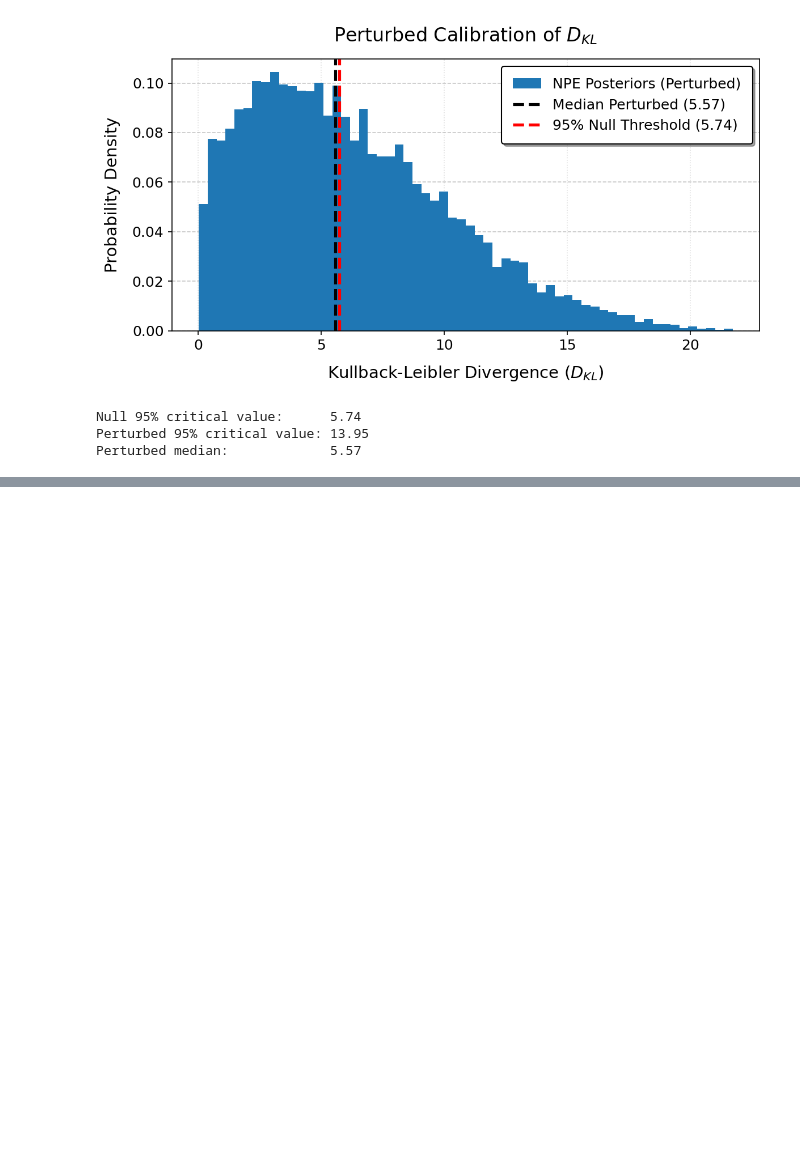
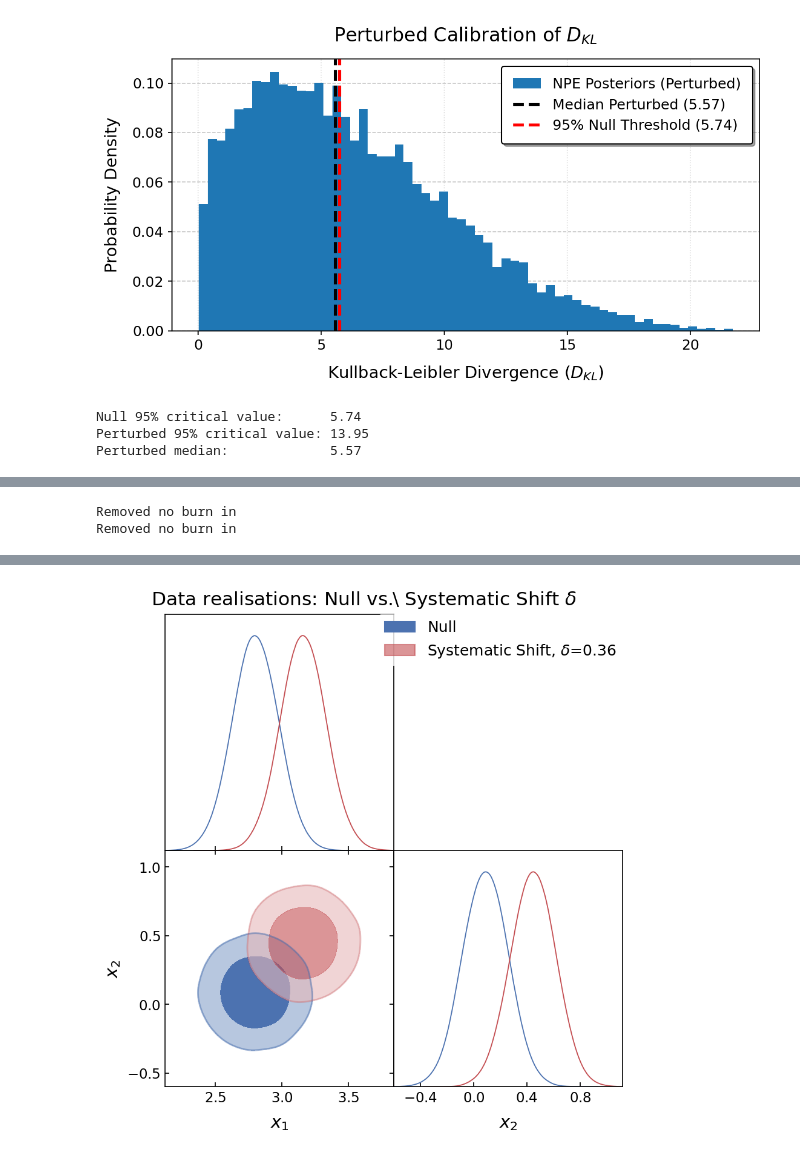
Before and after one commit to jayvasireddy/Part-III-Research-Project, a Jupyter notebook: 2D Gaussian Example/Adapting Current Code.ipynb, the cells around one changed output, grey strips where cells are left out. Drawn from its saved outputs; the diff is of its cells as text; code cells hidden in the pictures; blank space fills up the shorter version.

```diff
--- a/2D Gaussian Example/Adapting Current Code.ipynb
+++ b/2D Gaussian Example/Adapting Current Code.ipynb
@@ -1939,0 +1977,71 @@ Null 95% critical value: 5.7428  (N=2000)
+# %%
+import numpy as np
+import matplotlib.pyplot as plt
+from getdist import MCSamples, plots
+
+# --- Publication-quality output: enable LaTeX text rendering and high DPI ---
+plt.rcParams.update({
+    "text.usetex": False,
+    "font.family": "serif",
+    "font.serif": ["Computer Modern Roman"],
+    "axes.labelsize": 14,
+    "axes.titlesize": 14,
+    "xtick.labelsize": 11,
+    "ytick.labelsize": 11,
+    "legend.fontsize": 12,
+    "figure.dpi": 150,
+    "savefig.dpi": 600,
+})
+
+rng       = np.random.default_rng(0)
+N         = 20_000
+delta     = 0.36                                          # sensitivity-threshold shift
+
+theta_obs = theta_observed.detach().cpu().numpy().reshape(2)
+mu_null   = theta_obs + loc1                              # null mean
+mu_syst   = theta_obs + loc1 + delta                      # shift applied to both dims
+cov       = scale1 * np.eye(2)                            # likelihood covariance
+
+draws_null = rng.multivariate_normal(mu_null, cov, size=N)
+draws_syst = rng.multivariate_normal(mu_syst, cov, size=N)
+
+samples_null = MCSamples(
+    samples=draws_null,
+    names=["x1", "x2"],
+    labels=[r"x_1", r"x_2"],
+    label=r"Null",
+)
+samples_syst = MCSamples(
+    samples=draws_syst,
+    names=["x1", "x2"],
+    labels=[r"x_1", r"x_2"],
+    label=rf"Systematic Shift, $\delta$={delta}",
+)
+
+g = plots.get_subplot_plotter(width_inch=6)
+g.settings.alpha_filled_add     = 0.6
+g.settings.axes_fontsize        = 12
+g.settings.lab_fontsize         = 15
+g.settings.legend_fontsize      = 13
+g.settings.title_limit_fontsize = 13
+g.settings.linewidth_contour    = 1.6
+g.settings.figure_legend_frame  = False
+
+g.triangle_plot(
+    [samples_null, samples_syst],
+    filled=True,
+    contour_colors=["#4C72B0", "#C44E52"],
+    legend_loc="upper right",
+)
+
+g.fig.suptitle(
+    r"Data realisations: Null vs.\ Systematic Shift $\delta$",
+    fontsize=15, y=1.02,
+)
+
+plt.savefig("data_realisation_pairplot.pdf", bbox_inches="tight")
+plt.savefig("data_realisation_pairplot.png", bbox_inches="tight", dpi=600)
+plt.show()
+# %% [output]
+Removed no burn in
+Removed no burn in
@@ -1939,0 +2065 @@ Null 95% critical value: 5.7428  (N=2000)
+[figure, added]
```
Also changed, not shown: parts of 5 cells of this notebook, 12 other files.
